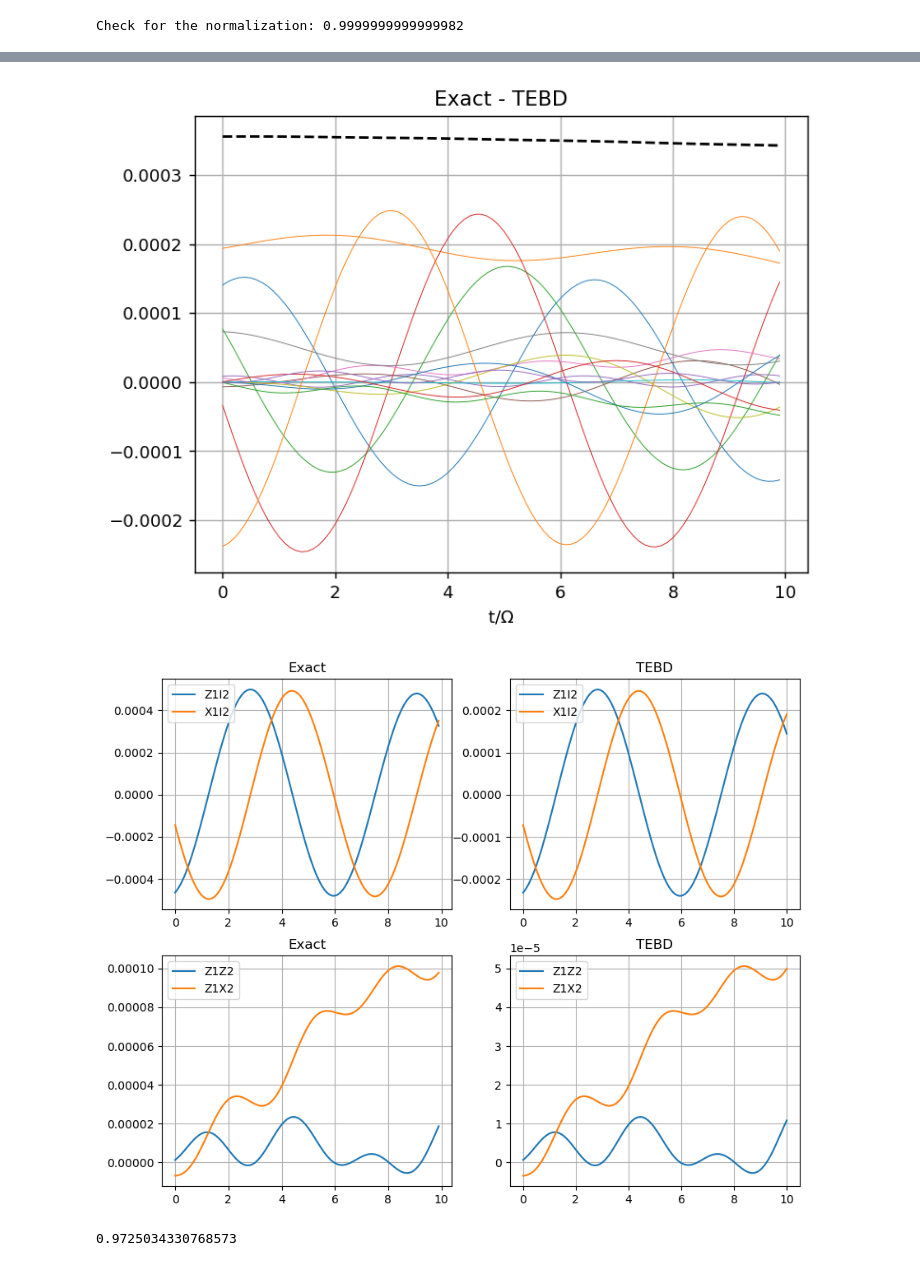
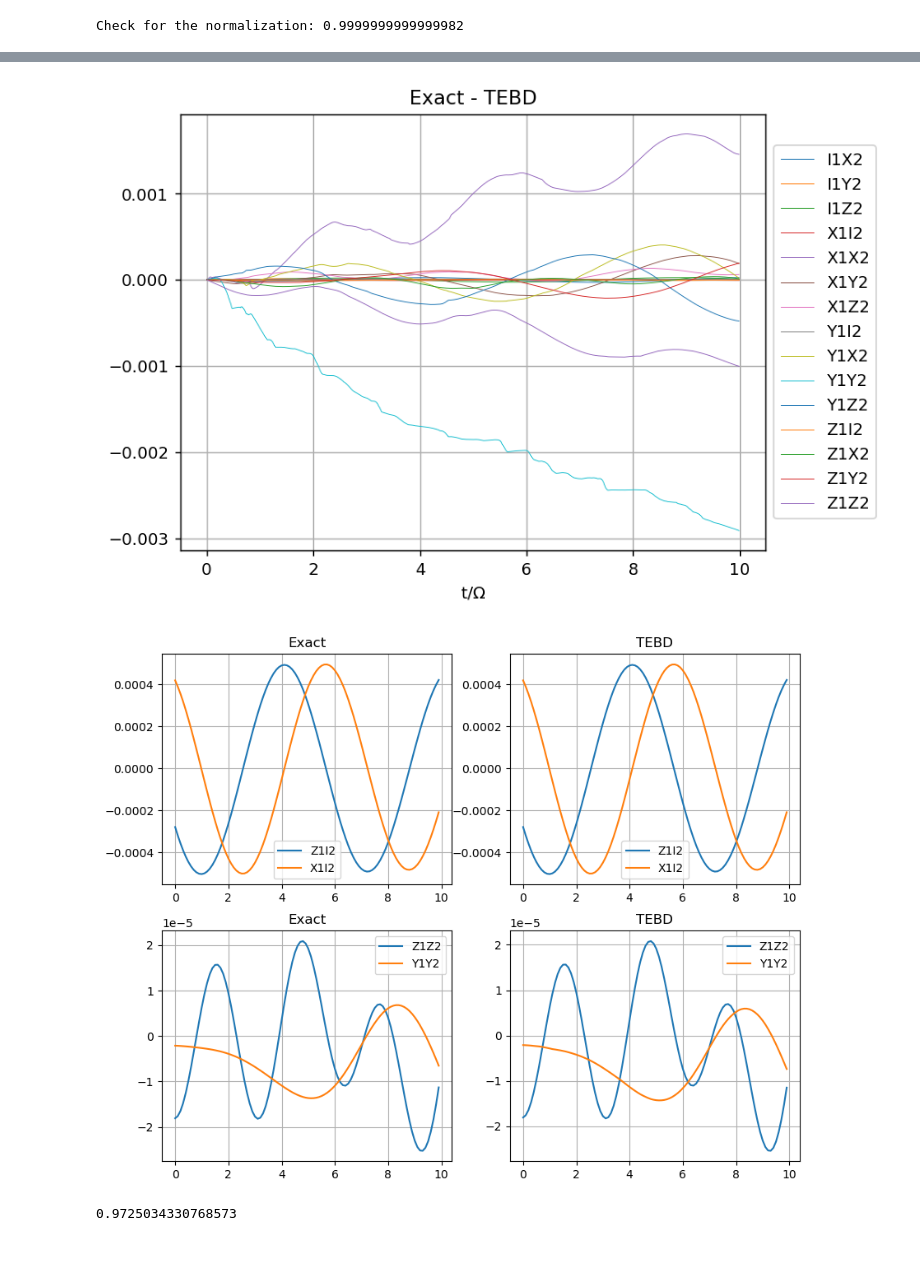
Before and after one commit to giovannicemin/master_thesis, a Jupyter notebook: consistency_checks/consistency_check_3.ipynb, the cells around one changed output, grey strips where cells are left out. Cells and saved outputs as stored; diff of their text form; code cells hidden in the pictures.

```diff
--- a/consistency_checks/consistency_check_3.ipynb
+++ b/consistency_checks/consistency_check_3.ipynb
@@ -16,13 +16,14 @@ from itertools import product
 L = 8         # chain length
 omega = 1     # Rabi frequency
 V = 0.1       # B-S interaction strength
-V_ = 1        # bath interaction strength
+V_ = 0.1        # bath interaction strength
 beta = 0.001  # inverse temperature for the bath
 
 T = 10        # total time of the simulation
-dt = 0.1      # time step for coherece vector time evolution
+dt = 0.01     # time step for coherece vector time evolution
 
 cutoff = 1e-8 # cutoff for TEBD algorithm
+tolerance = 1e-3
 
 ### USEFULL VARIABLES
 dims = [2]*L # overall space of L qbits
@@ -115,10 +116,10 @@ finished Time = 10
 done
 # %%
 keys = results_ex.keys()
-keys = ['I1Z2', 'Z1I2', 'Z1Z2', 'Z1X2']
+keys = ['I1Z2', 'Z1I2', 'Z1Z2', 'Y1Y2']
 
 for key in keys:
-    plt.plot(t_ex, results_ex[key], label=key)
+    plt.plot(t, results_ex[key], label=key)
 plt.legend()
 plt.grid()
 # %% [markdown]
@@ -166,10 +167,10 @@ print('Imaginary time evolution \n')
 tebd_th = qtn.TEBD(psi, H, imag=True)
 
 # cutoff for truncating after each infinitesimal-time operator application
-tebd_th.split_opts['cutoff'] = 1e-12
+tebd_th.split_opts['cutoff'] = 1e-10
 
-tebd_th.update_to(beta/2, tol=1e-6)
-psi_th = tebd_th.pt
+tebd_th.update_to(beta/2, tol=1e-3)
+psi_th = tebd_th.pt / tebd_th.pt.norm() # normalization
 
 psi_th.show()
 # %% [output]
@@ -227,7 +228,7 @@ keys = results_tebd.keys()
 # I can either set a timestep or a tolerance and the timestep is calculated accordingly
 # generate the state at each time in t (same as exact simulation)
 #     and target error 1e-3 for whole evolution
-for psit in tebd.at_times(t, tol=1e-3):
+for psit in tebd.at_times(t, tol=tolerance):
     for key in keys:
         ob1 = qu.pauli(key[0]) & qu.pauli('I')
         ob2 = qu.pauli(key[2]) & qu.pauli('I')
@@ -244,52 +279,59 @@ Check for the normalization: 0.500000003510126
 # %%
 ### PLOT
 # here I plot the difference in the expectation values
 
 keys = observables_tebd.keys()
 
 diff = {}
 
 plt.figure(dpi=130)#figsize=(9, 6))
 
 for key in keys:
-    diff[key] = [results_ex[key][i] - results_tebd[key][i] for i in range(len(t))]
+    # calculate the maximum to then rescale
+    maximum = max(results_ex[key], key=abs)
+    diff[key] = [(results_ex[key][i] - results_tebd[key][i])/maximum for i in range(len(t))]
     plt.plot(t, diff[key], linewidth=0.5, label=key)
 
 # plot also the norm of the difference of the vectors
-norm = []
-for i in range(len(t)):
-    x = []
-    for key in diff.keys():
-        x.append(diff[key][i])
-    norm.append(np.linalg.norm(x))
-plt.plot(t, norm, linewidth=1.5, linestyle='dashed', color='black')
+#norm = []
+#v_ex_norm = []
+#for i in range(len(t)):
+#    v_ex = np.array([])
+#    v_tebd = np.array([])
+#    for key in diff.keys():
+#        v_ex = np.append(v_ex, results_ex[key][i])
+#        v_tebd = np.append(v_tebd, results_tebd[key][i])
+#        v_ex_norm.append(np.linalg.norm(v_ex))
+#    norm.append(np.linalg.norm(v_ex - v_tebd))
+#norm = norm / max(v_ex_norm)
+#plt.plot(t, norm, linewidth=1.5, linestyle='dashed', color='black')
 
 plt.grid()
 plt.xlabel(r't/$\Omega$')
 plt.title('Exact - TEBD')
 
 fig = plt.gcf()
-#plt.legend()
+plt.legend(loc='center left', bbox_to_anchor=(1, 0.5))
 plt.show()
 
 #fig.savefig('../pictures/consistency_check_3_errors.pdf', dpi=150)
 # %% [output]
-[figure, old version]
+[figure, new version]
 # %%
 keys = observables_tebd.keys()
 keys = ['Z1I2', 'X1I2']
 
 fig, ax = plt.subplots(2, 2, figsize=(10,8))
 for key in keys:
-    ax[0][0].plot(t_ex, results_ex[key], label=key)
-    ax[0][1].plot(t, results[key], label=key)
+    ax[0][0].plot(t, results_ex[key], label=key)
+    ax[0][1].plot(t, results_tebd[key], label=key)
 ax[0][0].set_title('Exact')
 ax[0][1].set_title('TEBD')
 
-keys = ['Z1Z2', 'Z1X2']
+keys = ['Z1Z2', 'Y1Y2']
 for key in keys:
-    ax[1][0].plot(t_ex, results_ex[key], label=key)
-    ax[1][1].plot(t, results[key], label=key)
+    ax[1][0].plot(t, results_ex[key], label=key)
+    ax[1][1].plot(t, results_tebd[key], label=key)
 ax[1][0].set_title('Exact')
 ax[1][1].set_title('TEBD')
 
@@ -300,7 +342,7 @@ for i in range(2):
 
 #plt.savefig('./pictures/consistency_check_2.pdf')
 # %% [output]
-[figure, old version]
+[figure, new version]
 # %%
 (results['Z1X2'][0] - results_ex['Z1X2'][0])/(results['Z1X2'][0] )
 # %% [output]
```
Also changed, not shown: parts of 8 cells of this notebook, 9 other files.
